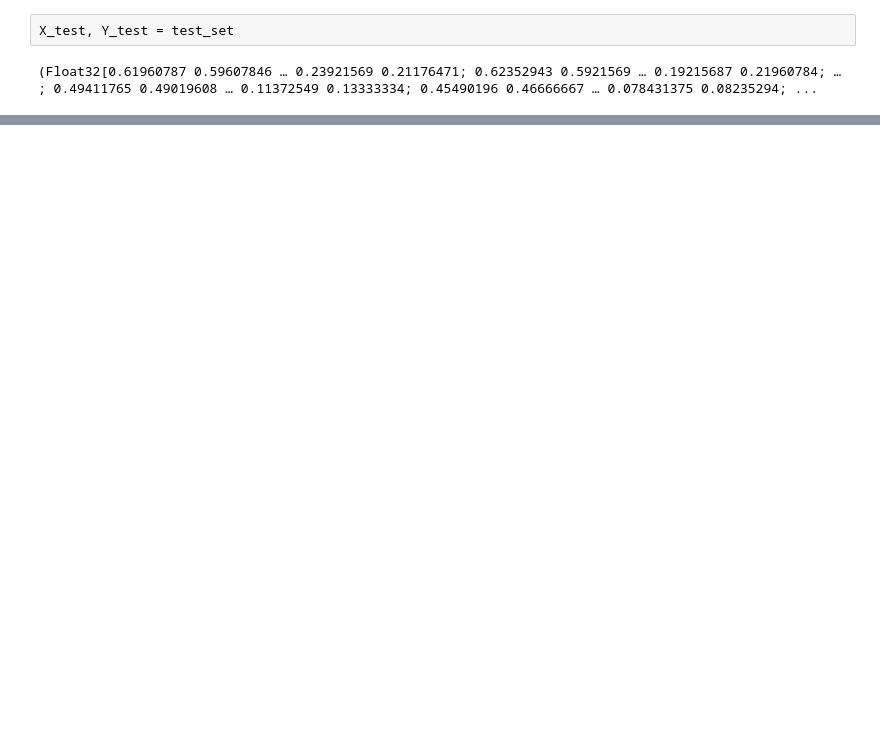
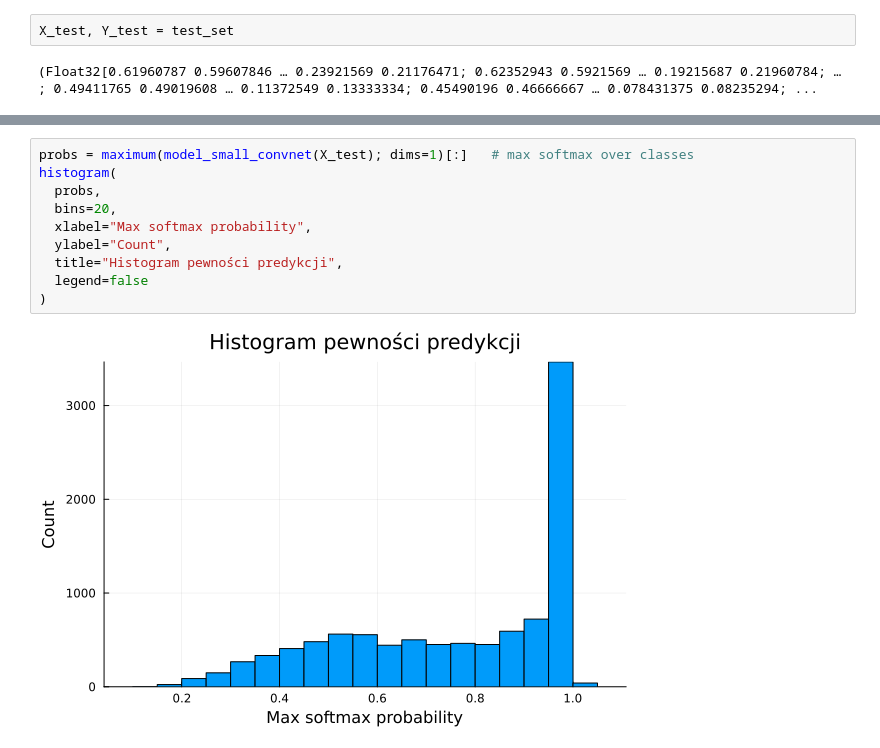
Before and after one commit to oliwia-wilczewska/DeepLearningProjektZaliczeniowy, a Jupyter notebook: model_evaluation.ipynb, the cells around one changed output, grey strips where cells are left out. Drawn from its saved outputs; the diff is of its cells as text; blank space fills up the shorter version.

Commit message:
add model evaluation notebook

```diff
--- a/model_evaluation.ipynb
+++ b/model_evaluation.ipynb
@@ -225,0 +462,12 @@ heatmap(
+# %%
+probs = maximum(model_small_convnet(X_test); dims=1)[:]   # max softmax over classes
+histogram(
+  probs,
+  bins=20,
+  xlabel="Max softmax probability",
+  ylabel="Count",
+  title="Histogram pewności predykcji",
+  legend=false
+)
+# %% [output]
+[figure, added]
```
Also changed, not shown: parts of 19 cells of this notebook.
